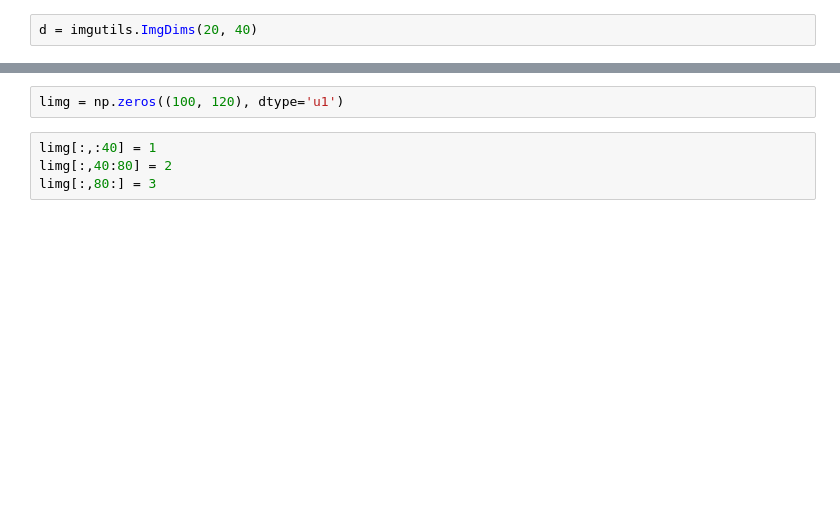
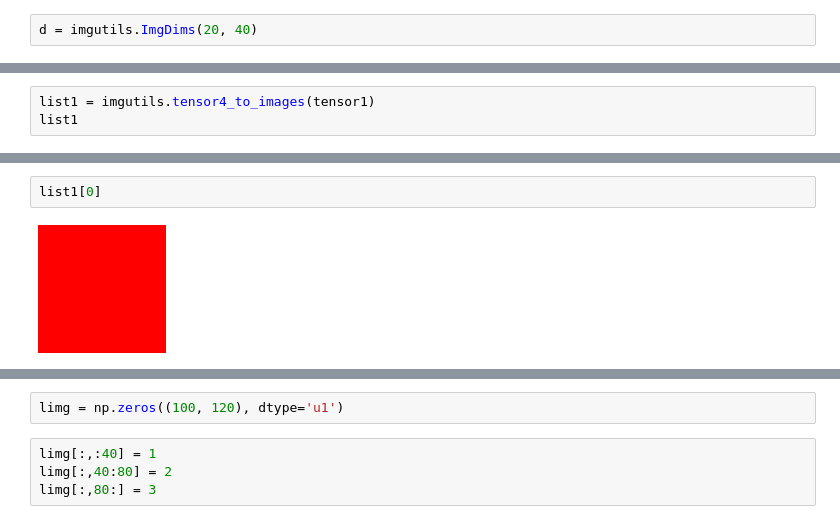
Before and after one commit to dimatura/imgutils, a Jupyter notebook: notebooks/imgutils_test.ipynb, the cells around one changed output, grey strips where cells are left out. Drawn from its saved outputs; the diff is of its cells as text; blank space fills up the shorter version.

```diff
--- a/notebooks/imgutils_test.ipynb
+++ b/notebooks/imgutils_test.ipynb
@@ -28,0 +63,3 @@ imgutils.square_montage((primg, pgimg, pbimg, primg, pgimg))
+# %%
+list1 = imgutils.tensor4_to_images(tensor1)
+list1
@@ -28,0 +81,4 @@ imgutils.square_montage((primg, pgimg, pbimg, primg, pgimg))
+# %%
+list1[0]
+# %% [output]
+[figure, added]
```
Also changed, not shown: parts of 24 cells of this notebook, 5 other files.
